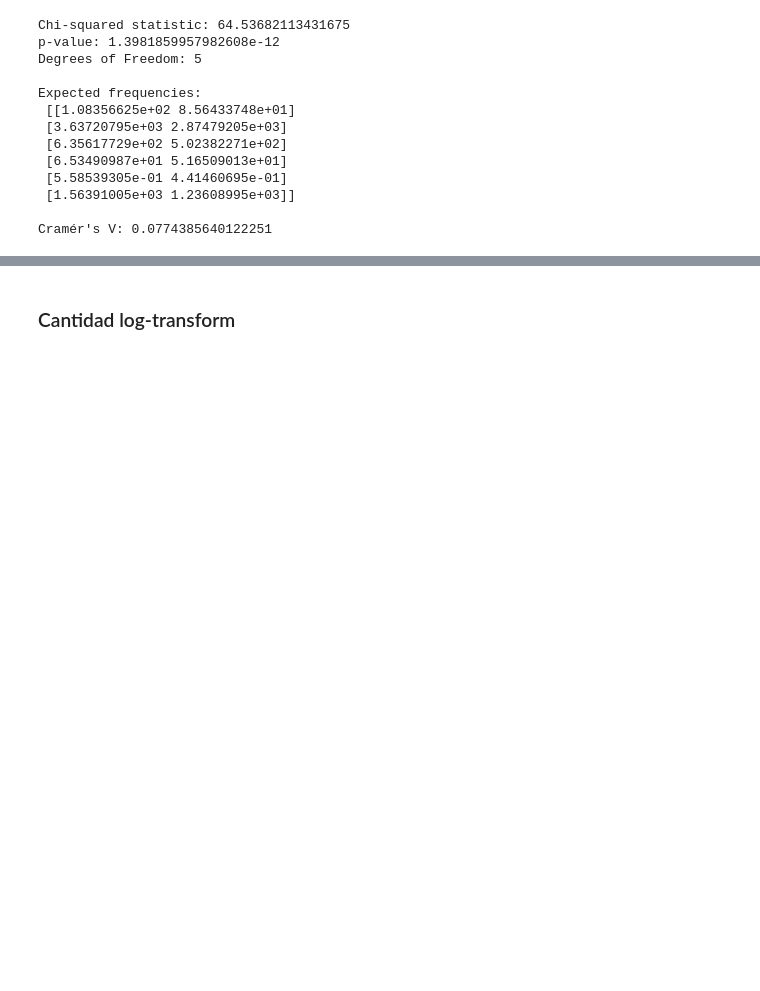
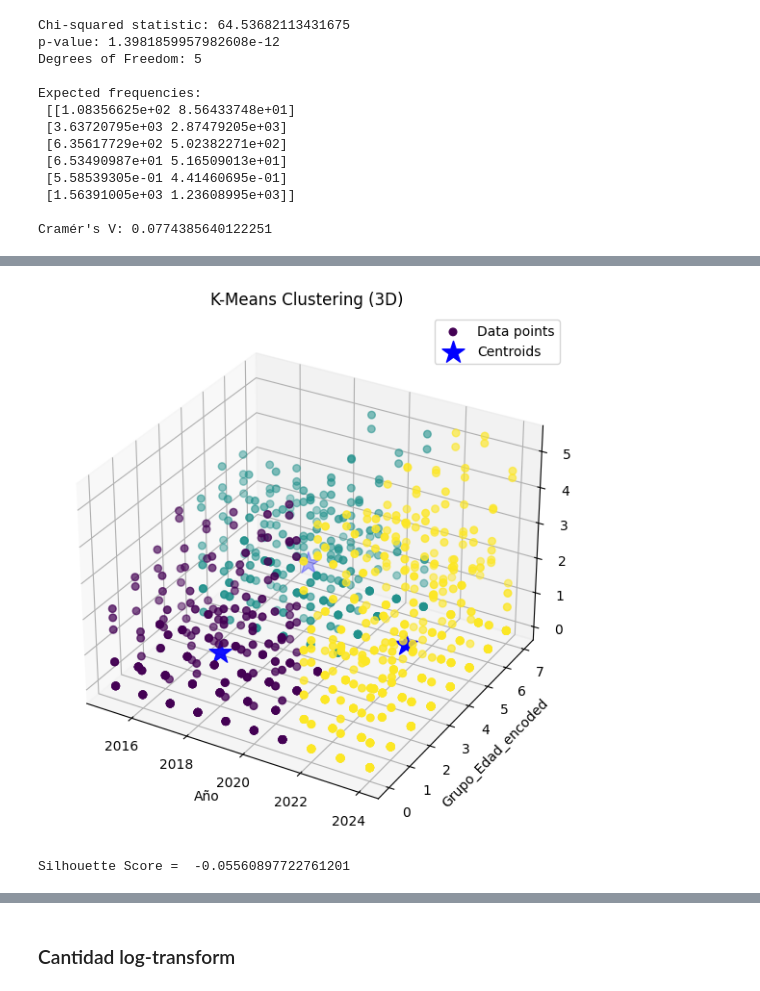
Before and after one commit to jalarconb/DataScience2024II, a Jupyter notebook: DSProject.ipynb, the cells around one changed output, grey strips where cells are left out. Drawn from its saved outputs; the diff is of its cells as text; code cells hidden in the pictures; blank space fills up the shorter version.

```diff
--- a/DSProject.ipynb
+++ b/DSProject.ipynb
@@ -493 +780,48 @@ NOT A MEANINGFUL CORRELATION
+# %%
+from mpl_toolkits.mplot3d import Axes3D
+
+# Variables a graficar
+variables = ['Año','Grupo_Edad_encoded', 'Cantidad_log']
+
+# Crear figura 3D
+fig = plt.figure(figsize=(10, 7))
+ax = fig.add_subplot(111, projection='3d')
+
+# Scatterplot: Donante_Vivo vs. Cantidad_log vs. Año
+scatter = ax.scatter(
+    df_num[variables[0]],  # Eje X
+    df_num[variables[1]],  # Eje Y
+    df_num[variables[2]],  # Eje Z
+    c=k_means.labels_,  # Colores según cluster
+    cmap='viridis',
+    s=30,
+    label='Data points'
+)
+
+# Centroides
+ax.scatter(
+    centers[:, 0],  # Centroide eje X
+    centers[:, 1],  # Centroide eje Y
+    centers[:, 2],  # Centroide eje Z
+    color='blue',
+    marker='*',
+    s=300,
+    label='Centroids'
+)
+
+# Etiquetas y título
+ax.set_xlabel(variables[0])
+ax.set_ylabel(variables[1])
+ax.set_zlabel(variables[2])
+ax.set_title('K-Means Clustering (3D)')
+ax.legend()
+
+plt.show()
+# %% [output]
+[figure, added]
+# %%
+score = metrics.silhouette_score (df_encoded, k_means.labels_)
+print("Silhouette Score = ", score)
+# %% [output]
+Silhouette Score =  -0.05560897722761201
 # %% [markdown]
```
Also changed, not shown: parts of 46 cells of this notebook.
